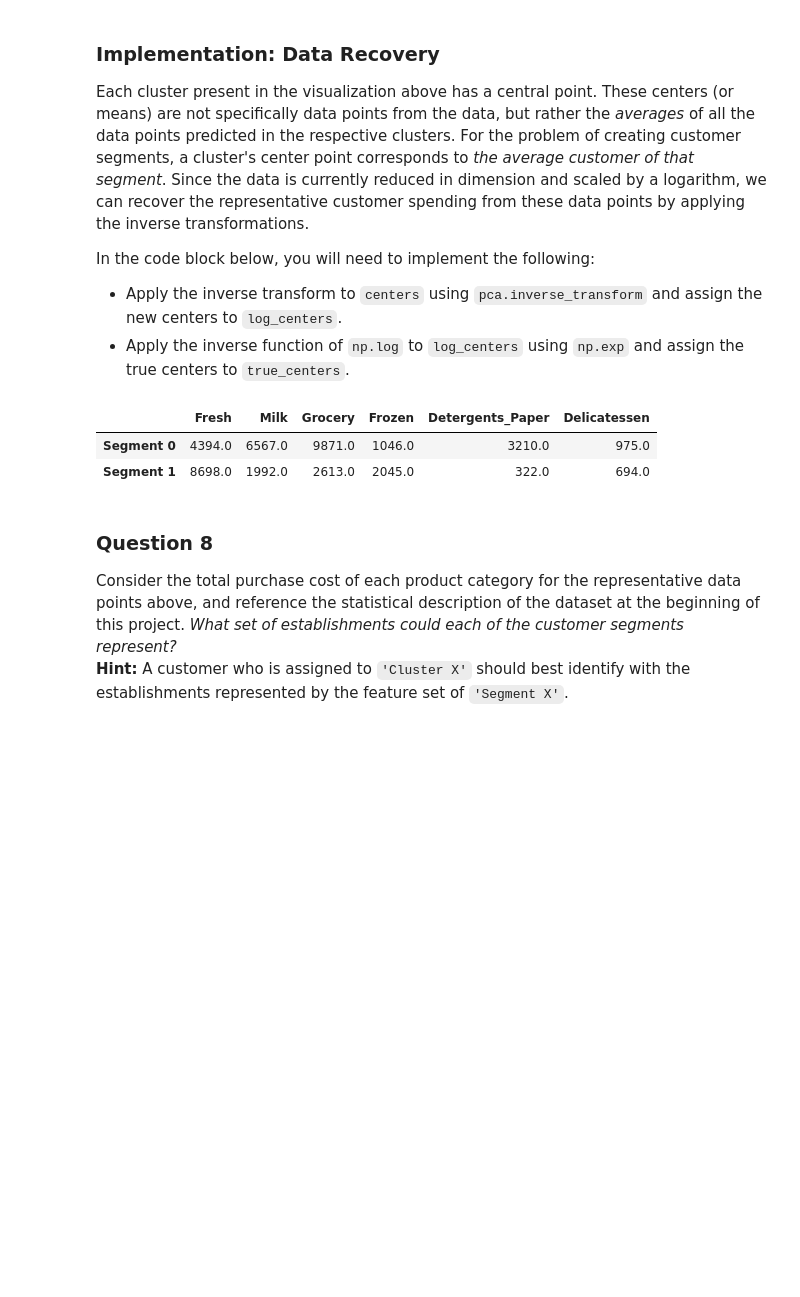
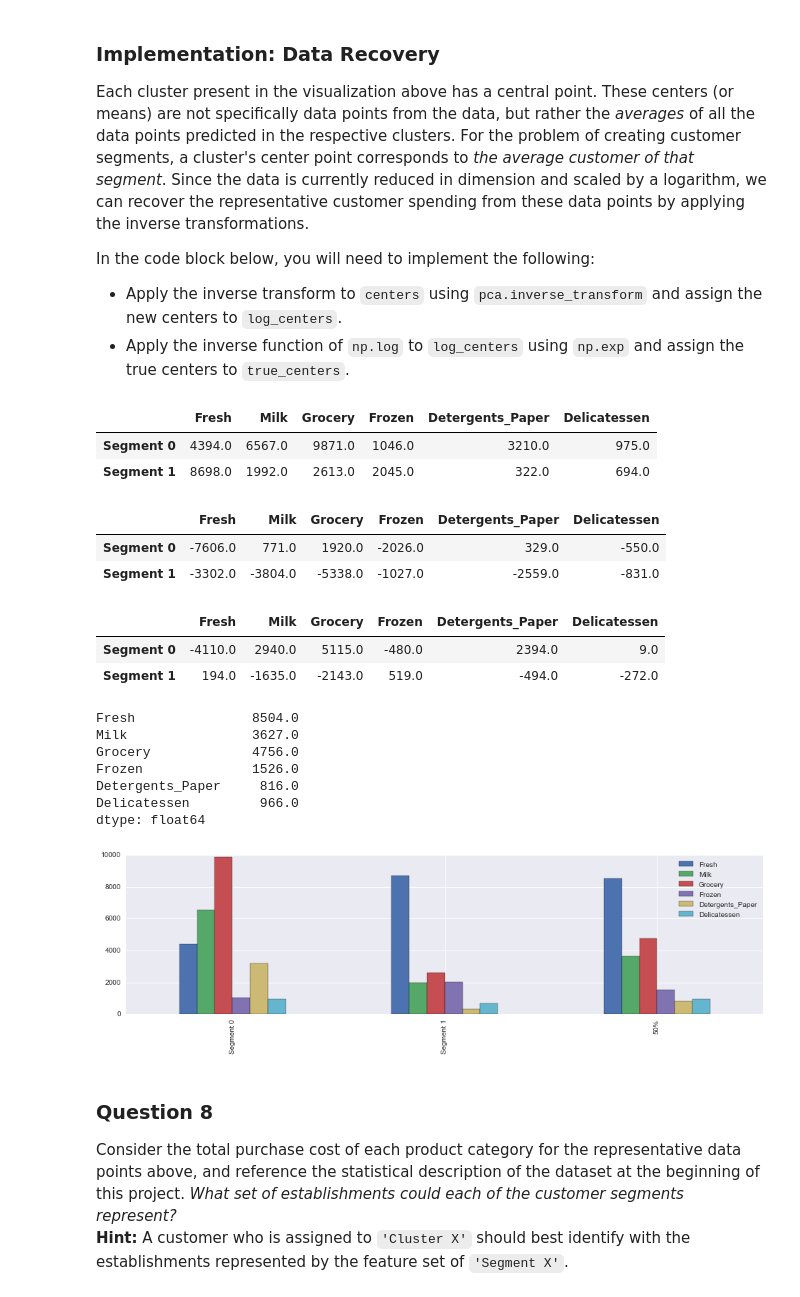
Before and after one commit to jinzhangA/Udacity_ZC, a Jupyter notebook: customer_segments_zhuo_chen/customer_segments.ipynb, the cells around one changed output. Drawn from its saved outputs; the diff is of its cells as text; code cells hidden in the pictures; blank space fills up the shorter version.

```diff
--- a/customer_segments_zhuo_chen/customer_segments.ipynb
+++ b/customer_segments_zhuo_chen/customer_segments.ipynb
@@ -499,19 +526,40 @@ In the code block below, you will need to implement the following:
 # %%
 # TODO: Inverse transform the centers
 log_centers = pca.inverse_transform(centers)
 
 # TODO: Exponentiate the centers
 true_centers = np.exp(log_centers)
 
 # Display the true centers
 segments = ['Segment {}'.format(i) for i in range(0,len(centers))]
 true_centers = pd.DataFrame(np.round(true_centers), columns = data.keys())
 true_centers.index = segments
 display(true_centers)
+
+true_centers_dup = true_centers.append(data.describe().ix['50%'])
+true_centers_dup.plot(kind = 'bar', figsize = (16, 4))
+
+display(true_centers - data.mean().round())
+display(true_centers - data.median().round())
+display(data.median().round())
 # %% [output]
 |  | Fresh | Milk | Grocery | Frozen | Detergents_Paper | Delicatessen |
 | Segment 0 | 4394.0 | 6567.0 | 9871.0 | 1046.0 | 3210.0 | 975.0 |
 | Segment 1 | 8698.0 | 1992.0 | 2613.0 | 2045.0 | 322.0 | 694.0 |
+|  | Fresh | Milk | Grocery | Frozen | Detergents_Paper | Delicatessen |
+| Segment 0 | -7606.0 | 771.0 | 1920.0 | -2026.0 | 329.0 | -550.0 |
+| Segment 1 | -3302.0 | -3804.0 | -5338.0 | -1027.0 | -2559.0 | -831.0 |
+|  | Fresh | Milk | Grocery | Frozen | Detergents_Paper | Delicatessen |
+| Segment 0 | -4110.0 | 2940.0 | 5115.0 | -480.0 | 2394.0 | 9.0 |
+| Segment 1 | 194.0 | -1635.0 | -2143.0 | 519.0 | -494.0 | -272.0 |
+Fresh               8504.0
+Milk                3627.0
+Grocery             4756.0
+Frozen              1526.0
+Detergents_Paper     816.0
+Delicatessen         966.0
+dtype: float64
+[figure, added]
 # %% [markdown]
 ### Question 8
 Consider the total purchase cost of each product category for the representative data points above, and reference the statistical description of the dataset at the beginning of this project. *What set of establishments could each of the customer segments represent?*
```
Also changed, not shown: parts of 17 cells of this notebook.
